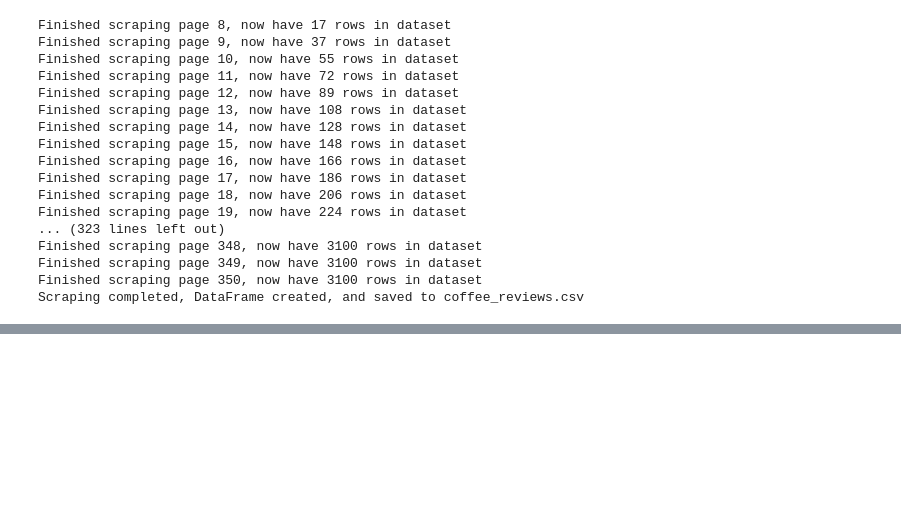
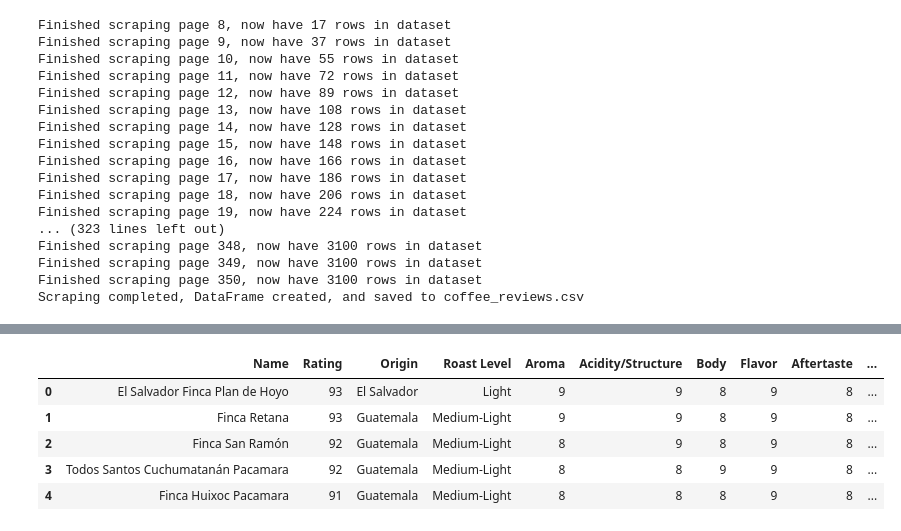
Before and after one commit to Ologesh1803/Coffee-Quality-Predictions, a Jupyter notebook: CoffeeQualityPredictionsNotebook.ipynb, the cells around one changed output, grey strips where cells are left out. Drawn from its saved outputs; the diff is of its cells as text; code cells hidden in the pictures; blank space fills up the shorter version.

```diff
--- a/CoffeeQualityPredictionsNotebook.ipynb
+++ b/CoffeeQualityPredictionsNotebook.ipynb
@@ -180,3 +188,21 @@ df.head()
+# %%
+# format Origin to show only the country (some will also show the region)
+def formatOrigin(origin):
+    try:
+        return origin[(origin.rindex(",") + 2):]
+    except:
+        return origin
+
+df["Origin"] = df["Origin"].apply(formatOrigin)
+
+df.head()
+# %% [output]
+|  | Name | Rating | Origin | Roast Level | Aroma | Acidity/Structure | Body | Flavor | Aftertaste | ... |
+| 0 | El Salvador Finca Plan de Hoyo | 93 | El Salvador | Light | 9 | 9 | 8 | 9 | 8 | ... |
+| 1 | Finca Retana | 93 | Guatemala | Medium-Light | 9 | 9 | 8 | 9 | 8 | ... |
+| 2 | Finca San Ramón | 92 | Guatemala | Medium-Light | 8 | 9 | 8 | 9 | 8 | ... |
+| 3 | Todos Santos Cuchumatanán Pacamara | 92 | Guatemala | Medium-Light | 8 | 8 | 9 | 9 | 8 | ... |
+| 4 | Finca Huixoc Pacamara | 91 | Guatemala | Medium-Light | 8 | 8 | 8 | 9 | 8 | ... |
 # %%
 # double checking there are no null values
 df.isnull().sum()
```
Also changed, not shown: parts of 9 cells of this notebook, 1 other file.
